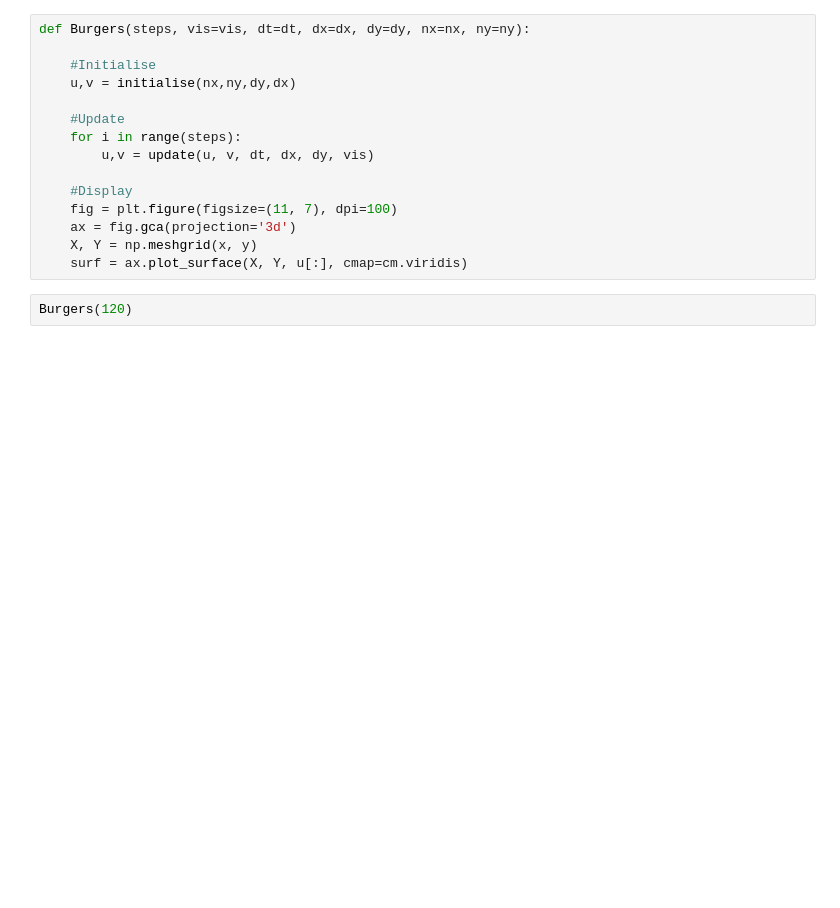
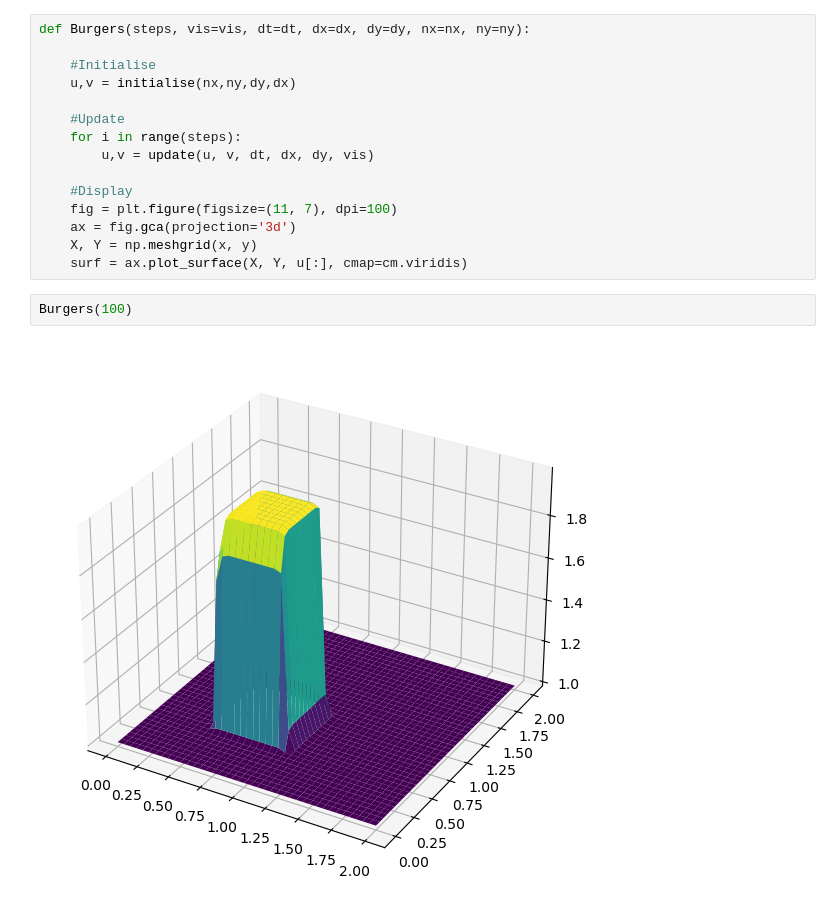
Before and after one commit to Cameron-Watts/Physics-Simulations, a Jupyter notebook: Navier-Stokes and Fluid Dynamics/CFD Python - 12 Steps to Navier-Stokes/Step 8 - 2D Burgers' Equation/2D Burgers' Equation.ipynb, the cells around one changed output. Cells and saved outputs as stored; diff of their text form; blank space fills up the shorter version.

```diff
--- a/Navier-Stokes and Fluid Dynamics/CFD Python - 12 Steps to Navier-Stokes/Step 8 - 2D Burgers' Equation/2D Burgers' Equation.ipynb
+++ b/Navier-Stokes and Fluid Dynamics/CFD Python - 12 Steps to Navier-Stokes/Step 8 - 2D Burgers' Equation/2D Burgers' Equation.ipynb
@@ -125,6 +127,8 @@ def Burgers(steps, vis=vis, dt=dt, dx=dx, dy=dy, nx=nx, ny=ny):
     X, Y = np.meshgrid(x, y)
     surf = ax.plot_surface(X, Y, u[:], cmap=cm.viridis)
 # %%
-Burgers(120)
+Burgers(100)
+# %% [output]
+[figure, added]
 # %%
 Burgers(1000)
```
Also changed, not shown: parts of 3 cells of this notebook.
